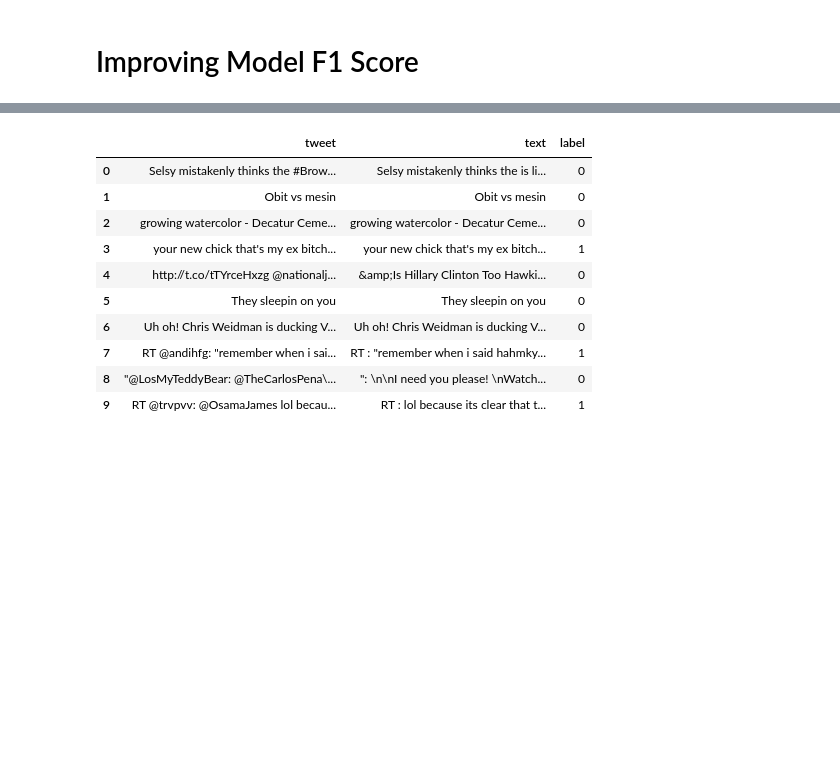
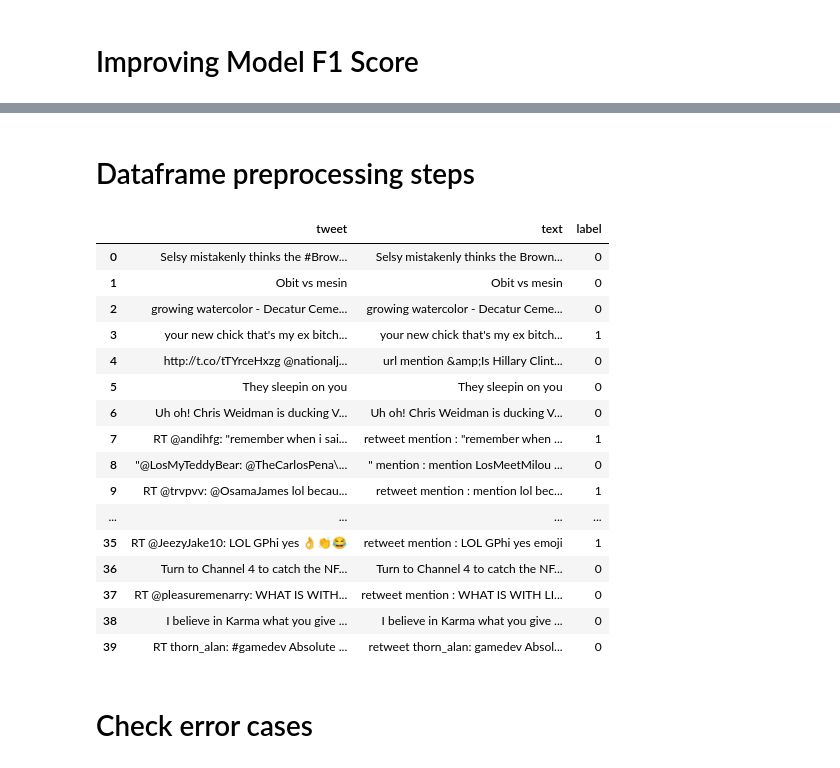
Before and after one commit to smnmnkr/NLP-WiSe21--ML4NLP-Proj, a Jupyter notebook: BERT_in_Pytorch/manual_evaluation.ipynb, the cells around one changed output, grey strips where cells are left out. Drawn from its saved outputs; the diff is of its cells as text; code cells hidden in the pictures; blank space fills up the shorter version.

Commit message:
improving f1 and preprocessing steps

```diff
--- a/BERT_in_Pytorch/manual_evaluation.ipynb
+++ b/BERT_in_Pytorch/manual_evaluation.ipynb
@@ -55,14 +90,2 @@ testing_stats
 # %% [markdown]
 # Improving Model F1 Score
-# %%
-from train import train_model_on_train_data
-
-
-# Parameters
-TRAIN_DATA_PATH = "../data/train.csv"
-MODEL_NAME = "bert-base-cased"
-BATCH_SIZE = 32
-NUM_EPOCHS = 1
-SEED = 42
-
-model, training_stats = train_model_on_train_data(TRAIN_DATA_PATH, MODEL_NAME, BATCH_SIZE, NUM_EPOCHS, SEED)
@@ -90,0 +371,5 @@ F1 validation score:  {'f1': 0.7650404070637534}
+# %%
+pd.set_option('display.max_colwidth', None)
+results_df = pd.DataFrame(results_dictionary)
+results_df.to_csv("2nd_models_comparison.csv", index=False)
+results_df.head(40)
@@ -91,67 +383,61 @@ F1 validation score:  {'f1': 0.7650404070637534}
+# %% [markdown]
+# Dataframe preprocessing steps
 # %%
 import pandas as pd
 from model_preparation import set_seed
 from data_preparation import _load_dataset, _prepare_data, _create_dataloaders, _create_tensors
-import re
+from preprocessor import Preprocessor
 
 
 data_path = "../data/eval.csv"
-model_name = "bert-base-cased"
-batch_size = 32
+model_name = 'microsoft/deberta-base'
+batch_size = 16
 create_validation_set = False
 SEED = 42
 
 set_seed(SEED)
 
 
-def custom_clean_text(row: pd.DataFrame) -> pd.DataFrame:
-    # remove hyperlinks
-    # src: https://stackoverflow.com/questions/11331982/how-to-remove-any-url-within-a-string-in-python/11332580
-    row['text'] = re.sub(r'\S*https?:\S*', "", row['text'])
 
-    # remove mentions
-    row['text'] = re.sub(r'@\w*', "", row['text'])
+def custom_clean_text(text: str) -> str:
 
-    # remove hashtags
-    row['text'] = re.sub(r'#\w*', "", row['text'])
+    pipeline = ['hyperlinks', 'mentions', 'hashtags', 'retweet', 'repetitions', 'emojis', 'smileys', 'spaces']
 
-    # remove emojis
-    pattern = re.compile("["
-                            u"\U0001F600-\U0001F64F"  # emoticons
-                            u"\U0001F300-\U0001F5FF"  # symbols & pictographs
-                            u"\U0001F680-\U0001F6FF"  # transport & map symbols
-                            u"\U0001F1E0-\U0001F1FF"  # flags (iOS)
-                            "]+", flags=re.UNICODE)
+    preprocessor = Preprocessor(pipeline)
 
-    row['text'] = pattern.sub(r' ', row['text'])
-
-    return row
+    return preprocessor(text)
 
 
 df = _load_dataset(data_path)
 
 final_df = df["tweet"].copy()
 
 df = _prepare_data(df, custom_clean_text)
 
 final_df = pd.concat([final_df, df[["text","label"]]], axis = 1)
 
-input_ids, attention_masks, labels = _create_tensors(df, model_name)
-dataloaders = _create_dataloaders(input_ids, attention_masks, labels, batch_size, create_validation_set)
-
+pd.set_option('display.max_colwidth', None)
 final_df.head(10)
 # %% [output]
 |  | tweet | text | label |
-| 0 | Selsy mistakenly thinks the #Brow... | Selsy mistakenly thinks the is li... | 0 |
+| 0 | Selsy mistakenly thinks the #Brow... | Selsy mistakenly thinks the Brown... | 0 |
 | 1 | Obit vs mesin | Obit vs mesin | 0 |
 | 2 | growing watercolor - Decatur Ceme... | growing watercolor - Decatur Ceme... | 0 |
 | 3 | your new chick that's my ex bitch... | your new chick that's my ex bitch... | 1 |
-| 4 | http://t.co/tTYrceHxzg @nationalj... | &amp;Is Hillary Clinton Too Hawki... | 0 |
+| 4 | http://t.co/tTYrceHxzg @nationalj... | url mention &amp;Is Hillary Clint... | 0 |
 | 5 | They sleepin on you | They sleepin on you | 0 |
 | 6 | Uh oh! Chris Weidman is ducking V... | Uh oh! Chris Weidman is ducking V... | 0 |
-| 7 | RT @andihfg: "remember when i sai... | RT : "remember when i said hahmky... | 1 |
-| 8 | "@LosMyTeddyBear: @TheCarlosPena\... | ": \n\nI need you please! \nWatch... | 0 |
-| 9 | RT @trvpvv: @OsamaJames lol becau... | RT : lol because its clear that t... | 1 |
+| 7 | RT @andihfg: "remember when i sai... | retweet mention : "remember when ... | 1 |
+| 8 | "@LosMyTeddyBear: @TheCarlosPena\... | " mention : mention LosMeetMilou ... | 0 |
+| 9 | RT @trvpvv: @OsamaJames lol becau... | retweet mention : mention lol bec... | 1 |
+| ... | ... | ... | ... |
+| 35 | RT @JeezyJake10: LOL GPhi yes 👌👏😂 | retweet mention : LOL GPhi yes emoji | 1 |
+| 36 | Turn to Channel 4 to catch the NF... | Turn to Channel 4 to catch the NF... | 0 |
+| 37 | RT @pleasuremenarry: WHAT IS WITH... | retweet mention : WHAT IS WITH LI... | 0 |
+| 38 | I believe in Karma what you give ... | I believe in Karma what you give ... | 0 |
+| 39 | RT thorn_alan: #gamedev Absolute ... | retweet thorn_alan: gamedev Absol... | 0 |
+# %% [markdown]
+# Check error cases
 # %%
 from helper_functions import get_device
 from datasets import load_metric
```
Also changed, not shown: parts of 12 cells of this notebook, 50 other files.
